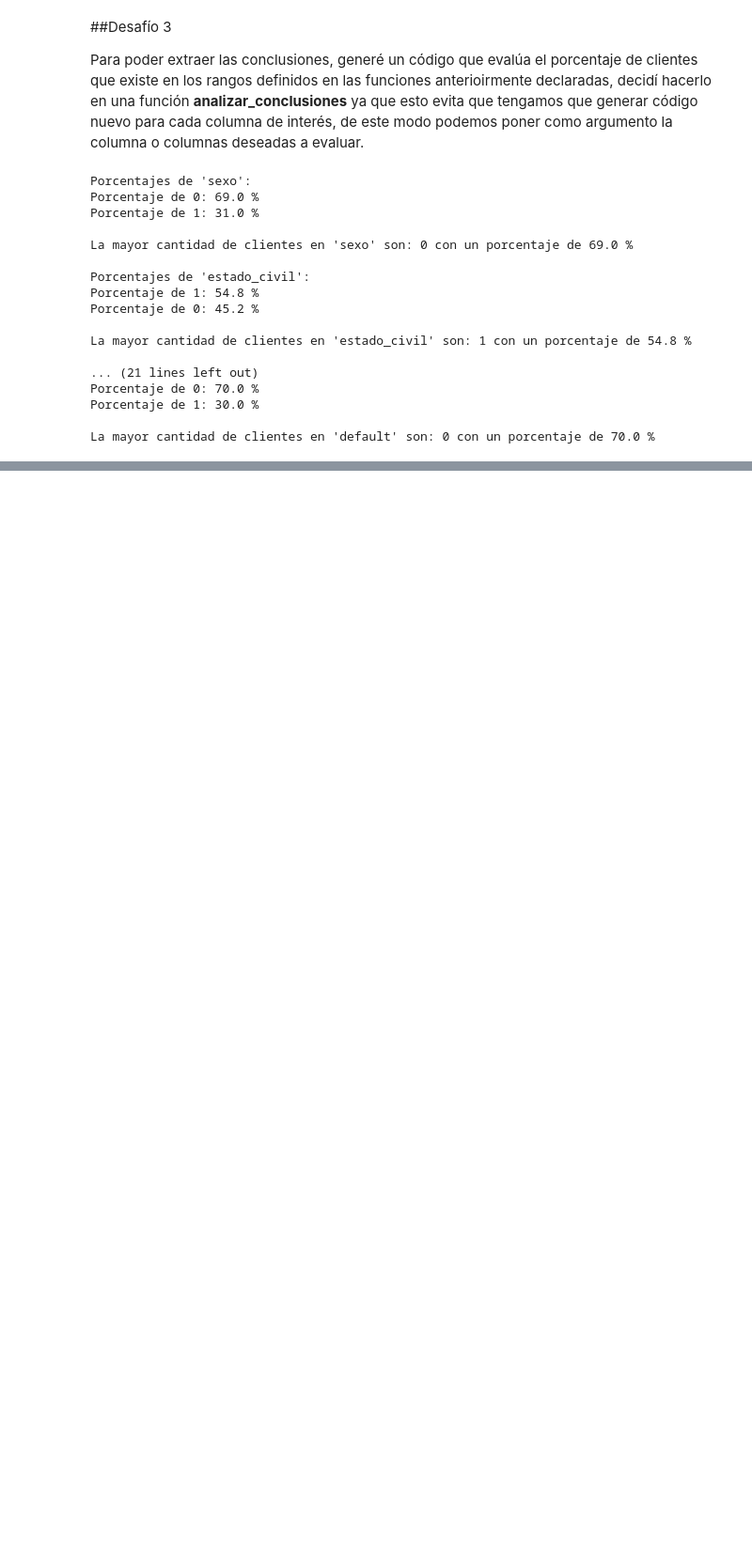
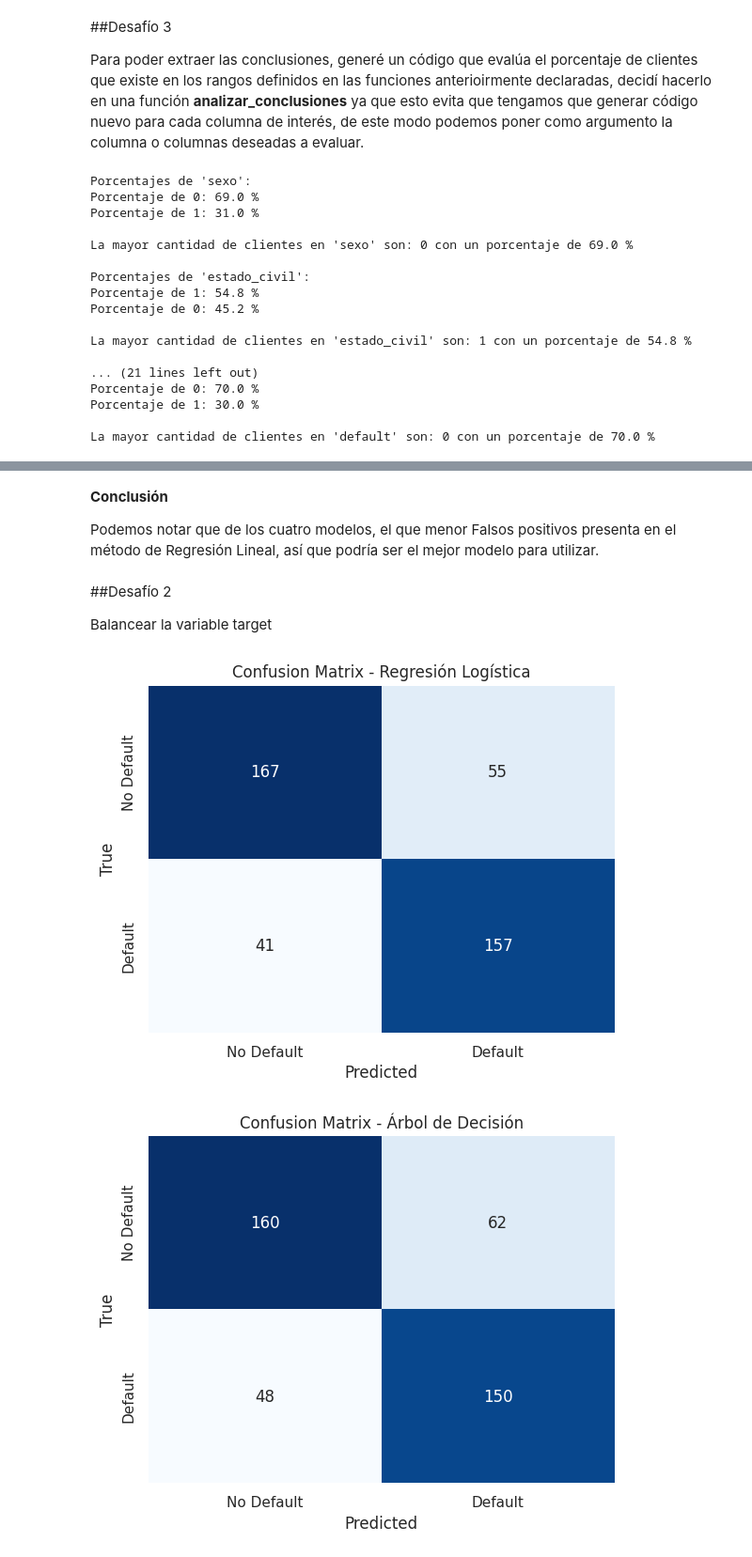
Before and after one commit to DanielAlvaradejo/inmersion-alura, a Jupyter notebook: credito_banco_aleman.ipynb, the cells around one changed output, grey strips where cells are left out. Shown at 94% size. Drawn from its saved outputs; the diff is of its cells as text; code cells hidden in the pictures; blank space fills up the shorter version.

```diff
--- a/credito_banco_aleman.ipynb
+++ b/credito_banco_aleman.ipynb
@@ -386,0 +630,74 @@ La mayor cantidad de clientes en 'default' son: 0 con un porcentaje de 70.0 %
+# %% [markdown]
+**Conclusión**
+
+Podemos notar que de los cuatro modelos, el que menor Falsos positivos presenta en el método de Regresión Lineal, así que podría ser el mejor modelo para utilizar.
+# %% [markdown]
+##Desafío 2
+
+Balancear la variable target
+# %%
+def aplica_oversampling(X, y):
+    # Aplica oversampling utilizando SMOTE
+    smote = SMOTE(random_state=77)
+    X_resampled, y_resampled = smote.fit_resample(X, y)
+    return X_resampled, y_resampled
+
+def crea_modelos(df):
+    global df_banco, resultados, confusion_matrix
+    df_banco = df.copy()  # Asegúrate de trabajar con una copia del DataFrame original
+    y = df_banco['default']
+    x = df_banco.drop(columns='default')
+
+    # Aplica oversampling
+    x_resampled, y_resampled = aplica_oversampling(x, y)
+
+    train_x, test_x, train_y, test_y = train_test_split(x_resampled, y_resampled, test_size=0.30, random_state=77)
+
+    models = {
+        'Regresión Logística': LogisticRegression(),
+        'Árbol de Decisión': DecisionTreeClassifier(),
+        'Random Forest': RandomForestClassifier(),
+        'Naive Bayes': GaussianNB()
+    }
+
+    results = {'Model': [], 'Accuracy': [], 'Precision': [], 'Recall': [], 'F1-score': [], 'AUC-ROC': []}
+
+    for name, model in models.items():
+        model.fit(train_x, train_y)
+        predictions = model.predict(test_x)
+        accuracy = accuracy_score(test_y, predictions)
+        precision = precision_score(test_y, predictions)
+        recall = recall_score(test_y, predictions)
+        f1 = f1_score(test_y, predictions)
+        if hasattr(model, "predict_proba"):
+            proba = model.predict_proba(test_x)
+            roc_auc = roc_auc_score(test_y, proba[:, 1])
+        else:
+            roc_auc = None
+
+        # Confusion matrix
+        # Calcula la matriz de confusión
+        cm = confusion_matrix(test_y, predictions)
+        plt.figure()
+        sns.heatmap(cm, annot=True, fmt='d', cmap='Blues', cbar=False,
+                    xticklabels=['No Default', 'Default'], yticklabels=['No Default', 'Default'])
+        plt.title(f'Confusion Matrix - {name}')  # Configura el título del gráfico
+        plt.xlabel('Predicted')  # Etiqueta del eje X
+        plt.ylabel('True')  # Etiqueta del eje Y
+        plt.show()  # Muestra el gráfico de la matriz de confusión
+
+        # Almacena los resultados en el diccionario
+        results['Model'].append(name)
+        results['Accuracy'].append(accuracy)
+        results['Precision'].append(precision)
+        results['Recall'].append(recall)
+        results['F1-score'].append(f1)
+        results['AUC-ROC'].append(roc_auc)
+
+    resultados = results
+
+# Llamada a la función con tu DataFrame original
+crea_modelos(df_banco)
+# %% [output]
+[figure, added]
+[figure, added]
```
Also changed, not shown: parts of 20 cells of this notebook.
